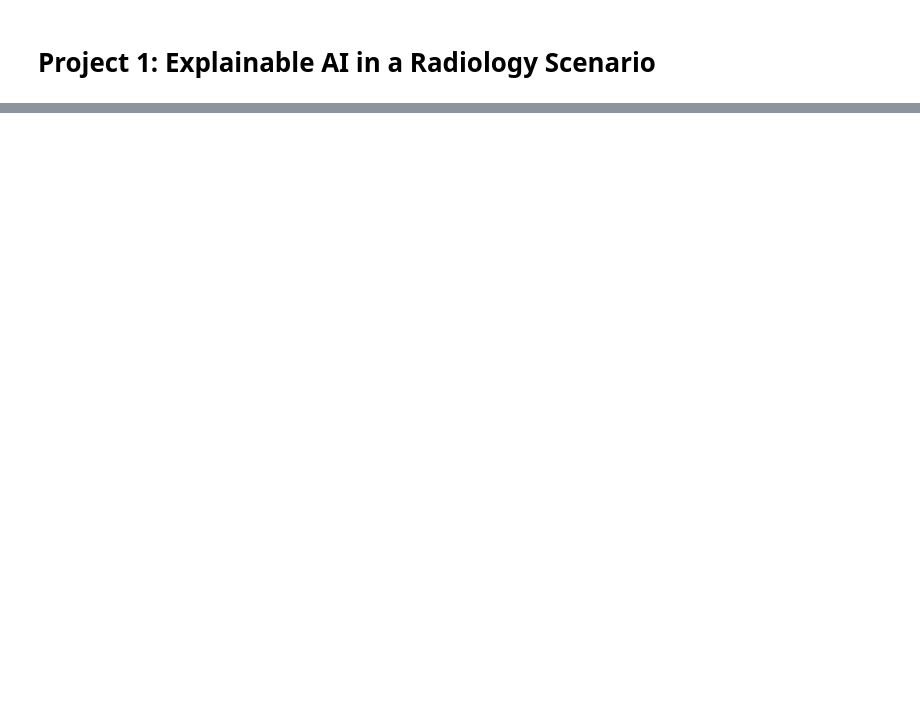
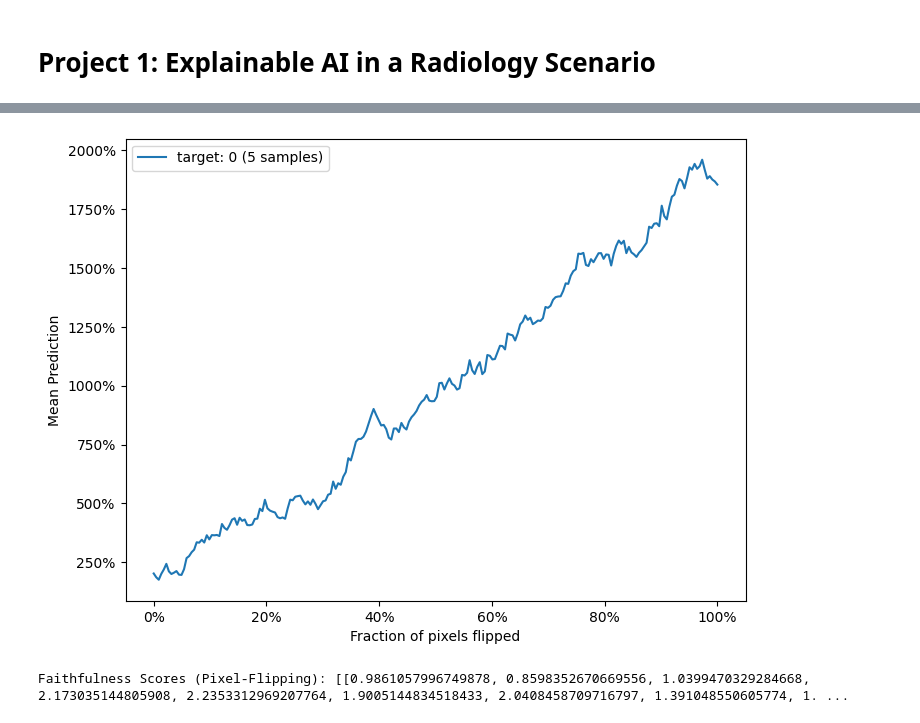
Before and after one commit to sof1a03/Explainable_AI, a Jupyter notebook: Project_1/XAI_cleaning.ipynb, the cells around one changed output, grey strips where cells are left out. Drawn from its saved outputs; the diff is of its cells as text; code cells hidden in the pictures; blank space fills up the shorter version.

```diff
--- a/Project_1/XAI_cleaning.ipynb
+++ b/Project_1/XAI_cleaning.ipynb
@@ -100,0 +753,4 @@ DenseNet model
+# %%
+#This is for uploading a model that was trained earlier and saved.
+m_path = os.path.join(BASE_DIR,'weighteddensenet169_pleural_effusion.h5')
+model = load_model(m_path)
@@ -100,0 +856,27 @@ DenseNet model
+# %%
+# 2. Faithfulness: pixel-flipping (Bach et al., 2015)
+pixel_flipping = quantus.PixelFlipping(
+    features_in_step=224,  # Adjust step size (smaller = smoother curve)
+    perturb_baseline="uniform",
+    perturb_func_kwargs={"uniform_low": 0.0, "uniform_high": 1.0},
+    return_auc_per_sample=False,
+    disable_warnings=True
+)
+
+
+scores_faithfulness = pixel_flipping(
+    model=model,
+    x_batch = np.array(x_batch).astype(np.float32),
+    y_batch = np.zeros(len(x_batch), dtype=int),
+    a_batch=a_batch,
+    explain_func=None,
+    softmax=False,
+    model_predict_kwargs={"batch_size": 32}
+)
+
+pixel_flipping.plot(y_batch=np.zeros((x_batch.shape[0],), dtype=int), scores=scores_faithfulness)
+
+print(f"Faithfulness Scores (Pixel-Flipping): {scores_faithfulness}")
+# %% [output]
+[figure, added]
+Faithfulness Scores (Pixel-Flipping): [[0.9861057996749878, 0.8598352670669556, 1.0399470329284668, 2.173035144805908, 2.2353312969207764, 1.9005144834518433, 2.0408458709716797, 1.391048550605774, 1. ...
```
Also changed, not shown: parts of 78 cells of this notebook, 3 other files.
